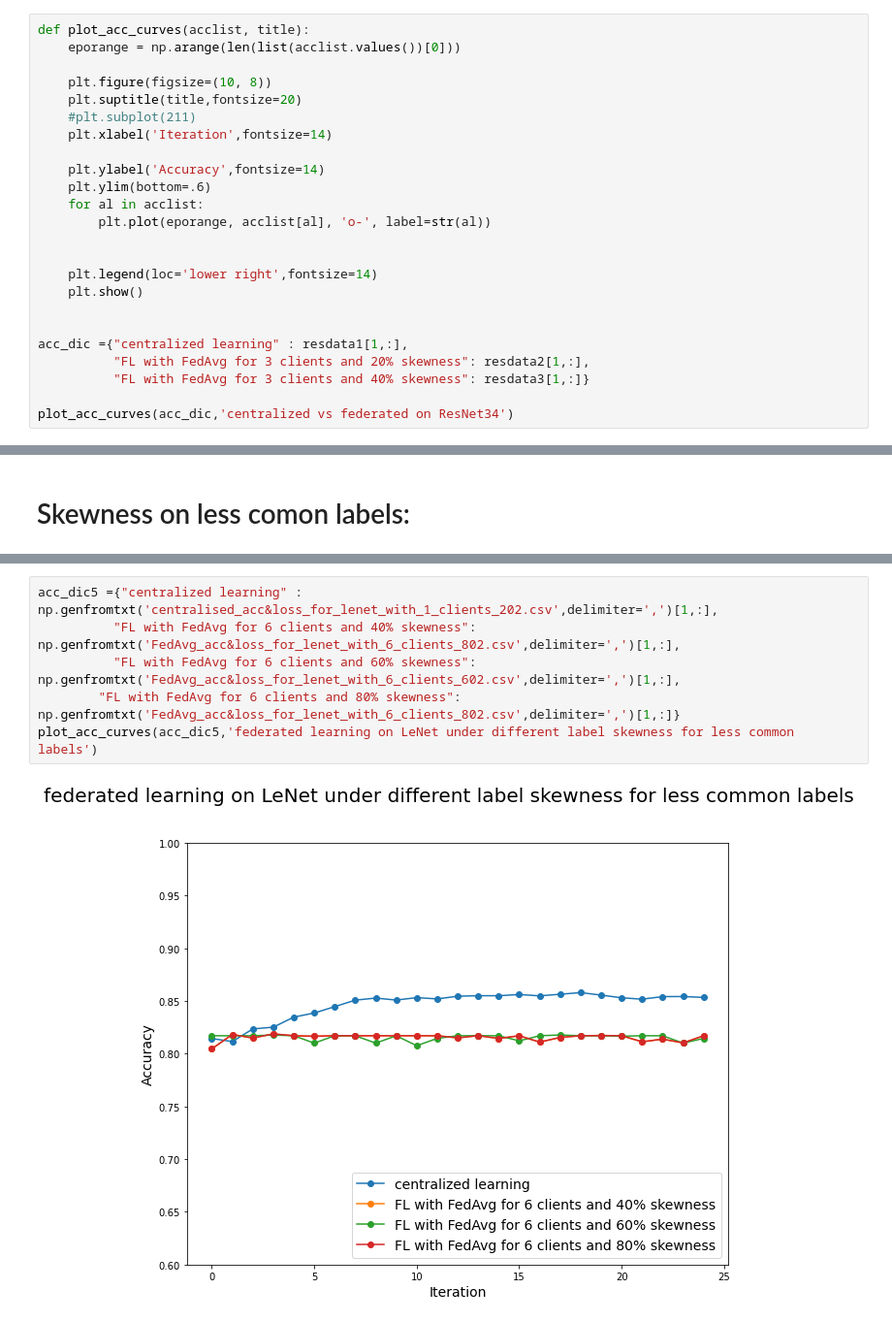
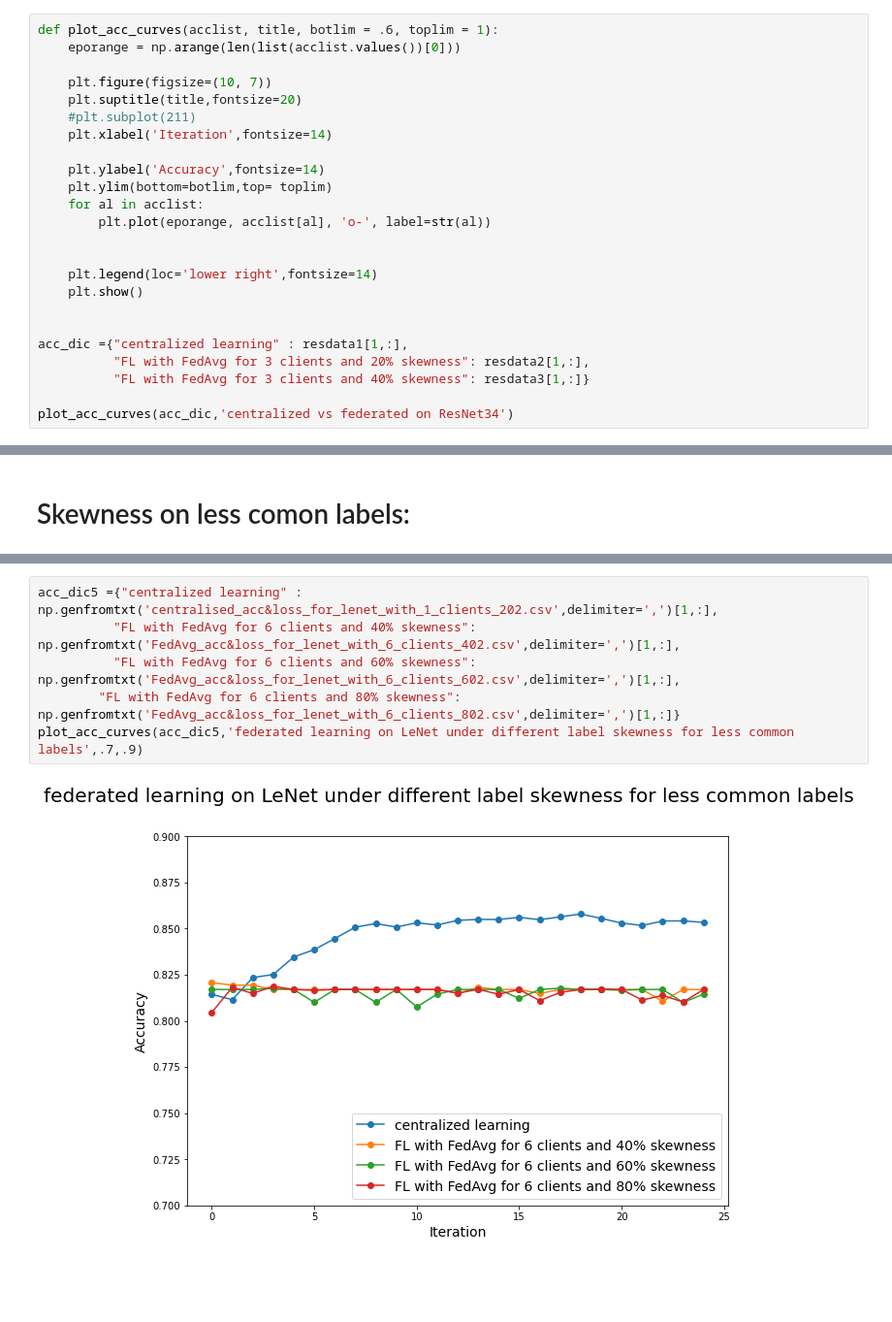
Before and after one commit to anandcu3/Federated-Learning-for-Remote-Sensing, a Jupyter notebook: some weird real plots notbook edition .ipynb, the cells around one changed output, grey strips where cells are left out. Shown at 97% size. Drawn from its saved outputs; the diff is of its cells as text; blank space fills up the shorter version.

```diff
--- a/some weird real plots notbook edition .ipynb
+++ b/some weird real plots notbook edition .ipynb
@@ -8,16 +8,16 @@ resdata1 = np.genfromtxt('centralised_acc&loss_for_resnet34_with_1_clients_202.c
 resdata2 = np.genfromtxt('fedavg_acc&loss_for_resnet34_with_3_clients_202.csv',delimiter=',')
 resdata3 = np.genfromtxt('fedavg_acc&loss_for_resnet34_with_3_clients_402.csv',delimiter=',')
 # %%
-def plot_acc_curves(acclist, title):
+def plot_acc_curves(acclist, title, botlim = .6, toplim = 1):
     eporange = np.arange(len(list(acclist.values())[0]))
 
-    plt.figure(figsize=(10, 8))
+    plt.figure(figsize=(10, 7))
     plt.suptitle(title,fontsize=20)
     #plt.subplot(211)
     plt.xlabel('Iteration',fontsize=14)
 
     plt.ylabel('Accuracy',fontsize=14)
-    plt.ylim(bottom=.6)
+    plt.ylim(bottom=botlim,top= toplim)
     for al in acclist:
         plt.plot(eporange, acclist[al], 'o-', label=str(al))
 
@@ -122,8 +122,8 @@ plot_acc_curves(acc_dic4,'centralized vs federated on LeNet')
 # %%
 acc_dic5 ={"centralized learning" : np.genfromtxt('centralised_acc&loss_for_lenet_with_1_clients_202.csv',delimiter=',')[1,:],
-          "FL with FedAvg for 6 clients and 40% skewness": np.genfromtxt('FedAvg_acc&loss_for_lenet_with_6_clients_802.csv',delimiter=',')[1,:],
+          "FL with FedAvg for 6 clients and 40% skewness": np.genfromtxt('FedAvg_acc&loss_for_lenet_with_6_clients_402.csv',delimiter=',')[1,:],
           "FL with FedAvg for 6 clients and 60% skewness": np.genfromtxt('FedAvg_acc&loss_for_lenet_with_6_clients_602.csv',delimiter=',')[1,:],
         "FL with FedAvg for 6 clients and 80% skewness": np.genfromtxt('FedAvg_acc&loss_for_lenet_with_6_clients_802.csv',delimiter=',')[1,:]}
-plot_acc_curves(acc_dic5,'federated learning on LeNet under different label skewness for less common labels')
+plot_acc_curves(acc_dic5,'federated learning on LeNet under different label skewness for less common labels',.7,.9)
 # %% [output]
-[figure, old version]
+[figure, new version]
```
Also changed, not shown: parts of 5 cells of this notebook.
